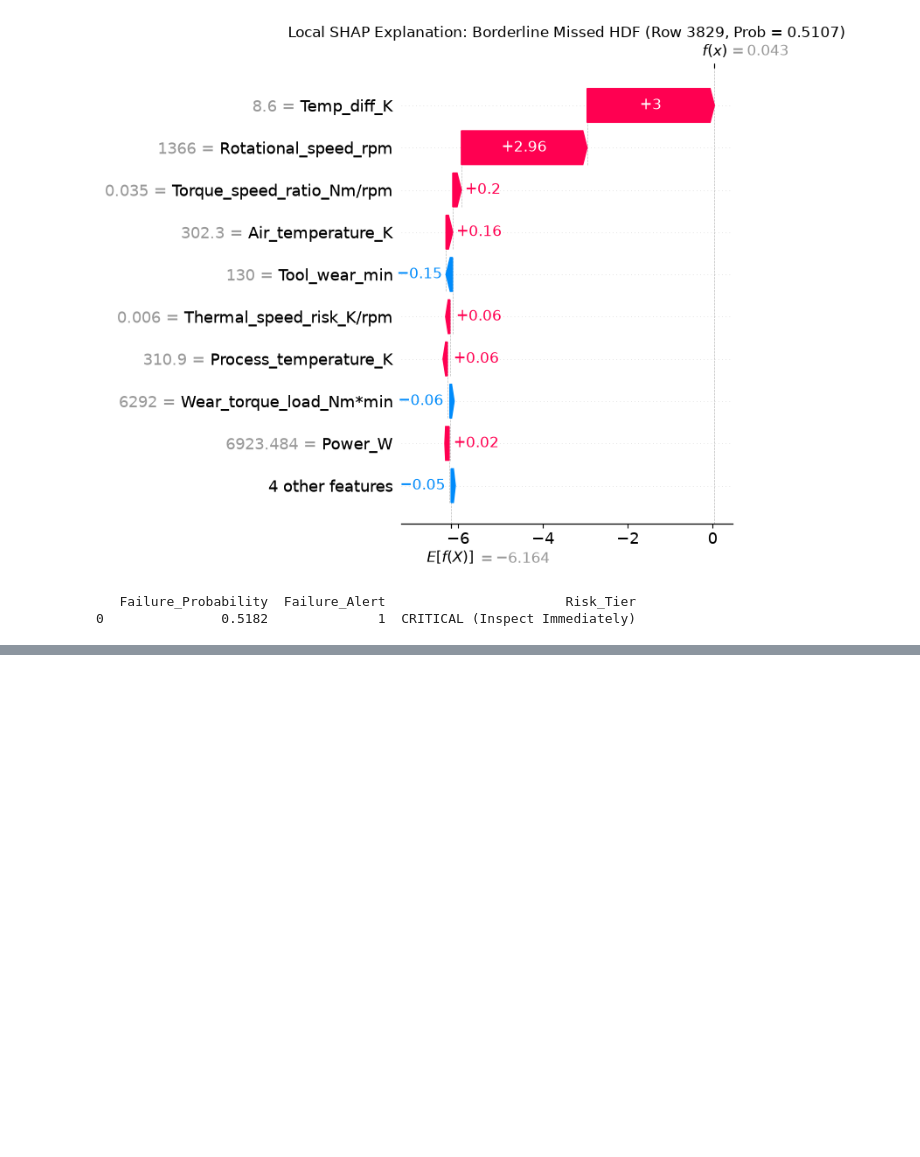
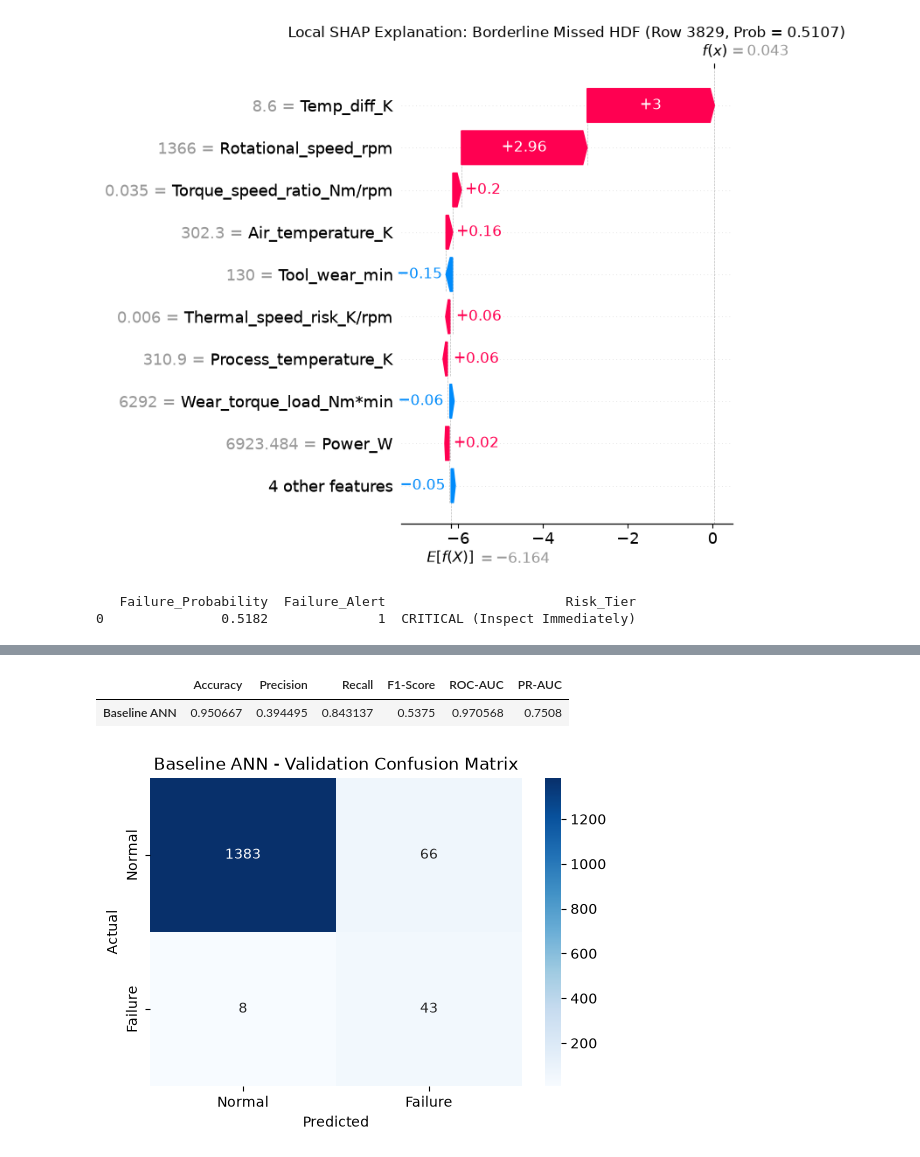
Before and after one commit to harshithkatta04-blip/predictive-maintenance-risk-modeling, a Jupyter notebook: notebooks/Predictive_Maintenance.ipynb, the cells around one changed output, grey strips where cells are left out. Cells and saved outputs as stored; diff of their text form; code cells hidden in the pictures; blank space fills up the shorter version.

```diff
--- a/notebooks/Predictive_Maintenance.ipynb
+++ b/notebooks/Predictive_Maintenance.ipynb
@@ -1009,0 +1186,40 @@ print(alerts[["Failure_Probability", "Failure_Alert", "Risk_Tier"]])
+# %%
+from sklearn.metrics import (
+    accuracy_score, precision_score, recall_score,
+    f1_score, roc_auc_score, average_precision_score,
+    confusion_matrix
+)
+
+ann_val_prob = ann_model.predict(X_val_proc, verbose=0).ravel()
+ann_val_pred = (ann_val_prob >= 0.5).astype(int)
+
+ann_val_metrics = {
+    "Accuracy": accuracy_score(y_val, ann_val_pred),
+    "Precision": precision_score(y_val, ann_val_pred),
+    "Recall": recall_score(y_val, ann_val_pred),
+    "F1-Score": f1_score(y_val, ann_val_pred),
+    "ROC-AUC": roc_auc_score(y_val, ann_val_prob),
+    "PR-AUC": average_precision_score(y_val, ann_val_prob)
+}
+
+display(pd.DataFrame([ann_val_metrics], index=["Baseline ANN"]))
+
+plt.figure(figsize=(6, 4))
+
+sns.heatmap(
+    confusion_matrix(y_val, ann_val_pred),
+    annot=True,
+    fmt="d",
+    cmap="Blues",
+    xticklabels=["Normal", "Failure"],
+    yticklabels=["Normal", "Failure"]
+)
+
+plt.title("Baseline ANN - Validation Confusion Matrix")
+plt.xlabel("Predicted")
+plt.ylabel("Actual")
+plt.show()
+# %% [output]
+|  | Accuracy | Precision | Recall | F1-Score | ROC-AUC | PR-AUC |
+| Baseline ANN | 0.950667 | 0.394495 | 0.843137 | 0.5375 | 0.970568 | 0.7508 |
+[figure, added]
```
Also changed, not shown: parts of 36 cells of this notebook, 10 other files.
